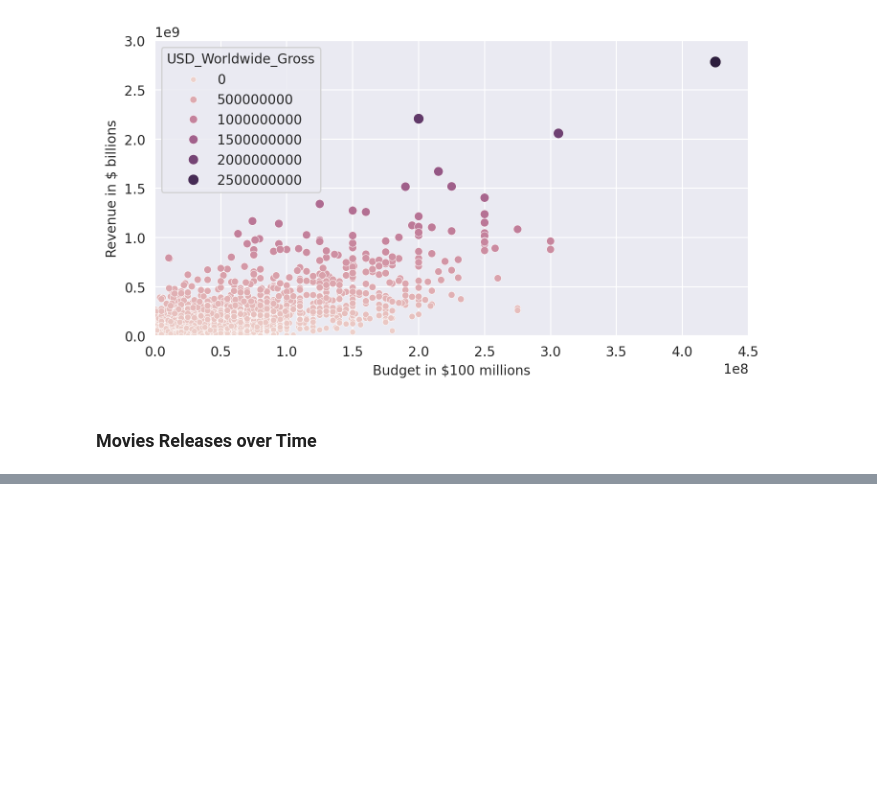
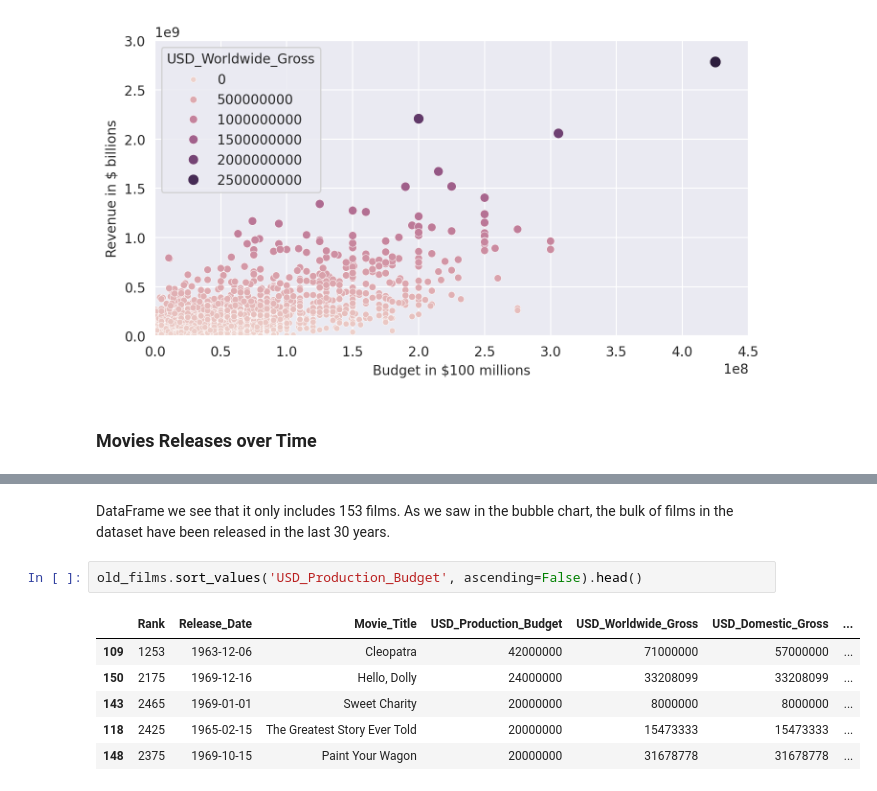
Before and after one commit to muhzinkhan/Movie-Budget-Revenue-Analysis, a Jupyter notebook: Movie_Budget_Revenue_Analytics.ipynb, the cells around one changed output, grey strips where cells are left out. Cells and saved outputs as stored; diff of their text form; blank space fills up the shorter version.

```diff
--- a/Movie_Budget_Revenue_Analytics.ipynb
+++ b/Movie_Budget_Revenue_Analytics.ipynb
@@ -283,0 +318,11 @@ with sns.axes_style("darkgrid"):
+# %% [markdown]
+ DataFrame we see that it only includes 153 films. As we saw in the bubble chart, the bulk of films in the dataset have been released in the last 30 years.
+# %%
+old_films.sort_values('USD_Production_Budget', ascending=False).head()
+# %% [output]
+|  | Rank | Release_Date | Movie_Title | USD_Production_Budget | USD_Worldwide_Gross | USD_Domestic_Gross | ... |
+| 109 | 1253 | 1963-12-06 | Cleopatra | 42000000 | 71000000 | 57000000 | ... |
+| 150 | 2175 | 1969-12-16 | Hello, Dolly | 24000000 | 33208099 | 33208099 | ... |
+| 143 | 2465 | 1969-01-01 | Sweet Charity | 20000000 | 8000000 | 8000000 | ... |
+| 118 | 2425 | 1965-02-15 | The Greatest Story Ever Told | 20000000 | 15473333 | 15473333 | ... |
+| 148 | 2375 | 1969-10-15 | Paint Your Wagon | 20000000 | 31678778 | 31678778 | ... |
```
Also changed, not shown: parts of 34 cells of this notebook, 1 other file.
